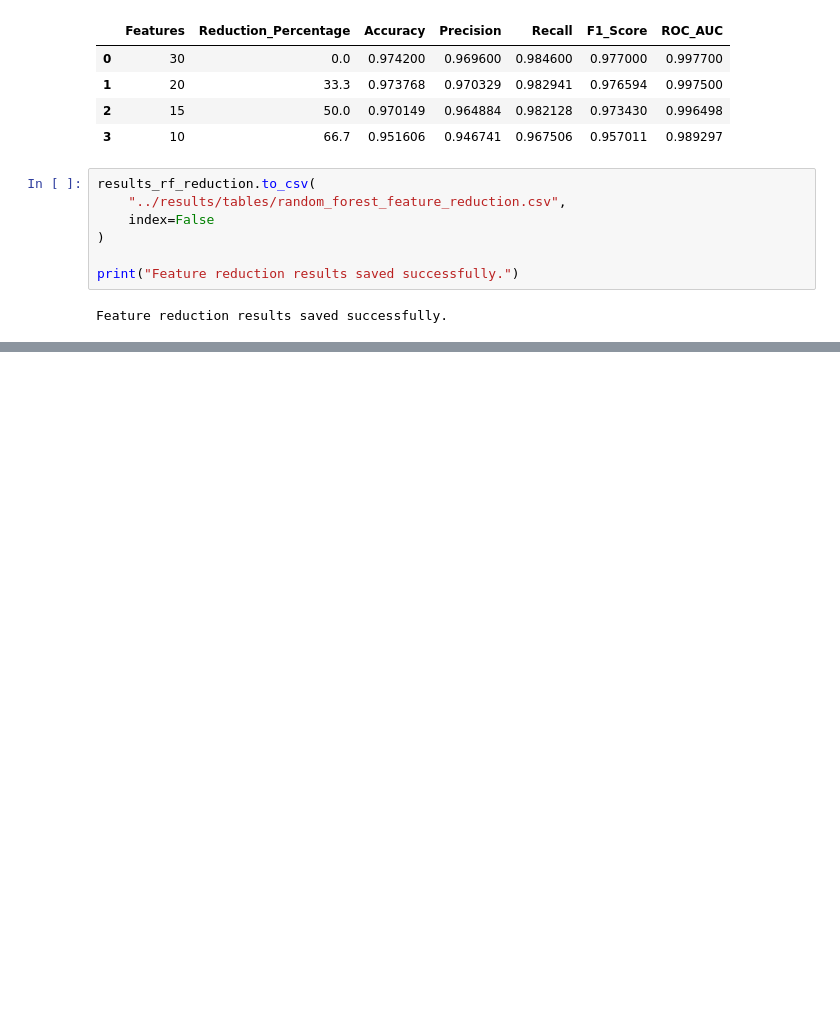
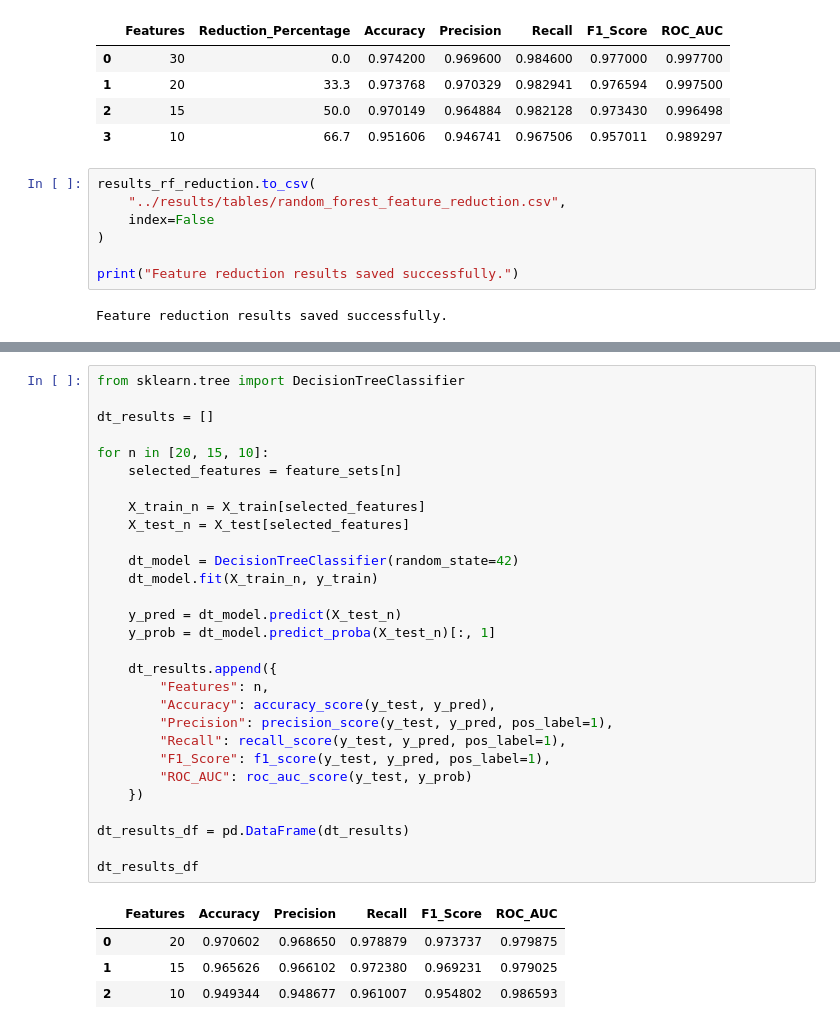
Before and after one commit to Yashi-tech-ai/Phishing-Website-Detection-and-Feature-Reduction, a Jupyter notebook: notebooks/05_feature_selection.ipynb, the cells around one changed output, grey strips where cells are left out. Drawn from its saved outputs; the diff is of its cells as text; blank space fills up the shorter version.

```diff
--- a/notebooks/05_feature_selection.ipynb
+++ b/notebooks/05_feature_selection.ipynb
@@ -332,0 +379,34 @@ Feature reduction results saved successfully.
+# %%
+from sklearn.tree import DecisionTreeClassifier
+
+dt_results = []
+
+for n in [20, 15, 10]:
+    selected_features = feature_sets[n]
+
+    X_train_n = X_train[selected_features]
+    X_test_n = X_test[selected_features]
+
+    dt_model = DecisionTreeClassifier(random_state=42)
+    dt_model.fit(X_train_n, y_train)
+
+    y_pred = dt_model.predict(X_test_n)
+    y_prob = dt_model.predict_proba(X_test_n)[:, 1]
+
+    dt_results.append({
+        "Features": n,
+        "Accuracy": accuracy_score(y_test, y_pred),
+        "Precision": precision_score(y_test, y_pred, pos_label=1),
+        "Recall": recall_score(y_test, y_pred, pos_label=1),
+        "F1_Score": f1_score(y_test, y_pred, pos_label=1),
+        "ROC_AUC": roc_auc_score(y_test, y_prob)
+    })
+
+dt_results_df = pd.DataFrame(dt_results)
+
+dt_results_df
+# %% [output]
+|  | Features | Accuracy | Precision | Recall | F1_Score | ROC_AUC |
+| 0 | 20 | 0.970602 | 0.968650 | 0.978879 | 0.973737 | 0.979875 |
+| 1 | 15 | 0.965626 | 0.966102 | 0.972380 | 0.969231 | 0.979025 |
+| 2 | 10 | 0.949344 | 0.948677 | 0.961007 | 0.954802 | 0.986593 |
```
Also changed, not shown: parts of 10 cells of this notebook, 3 other files.
